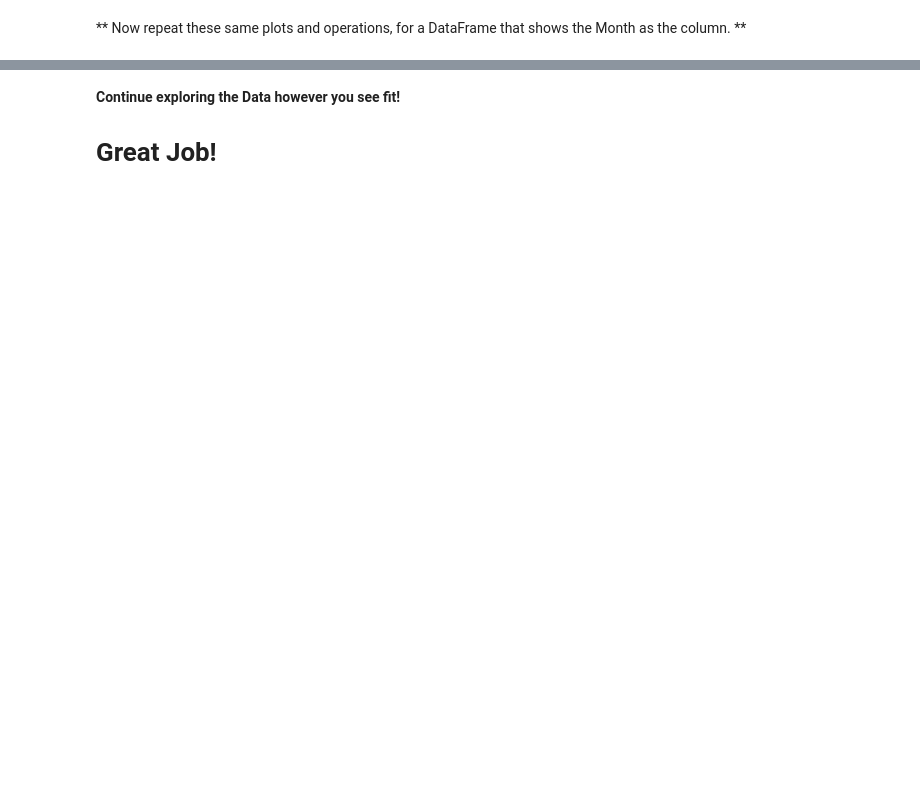
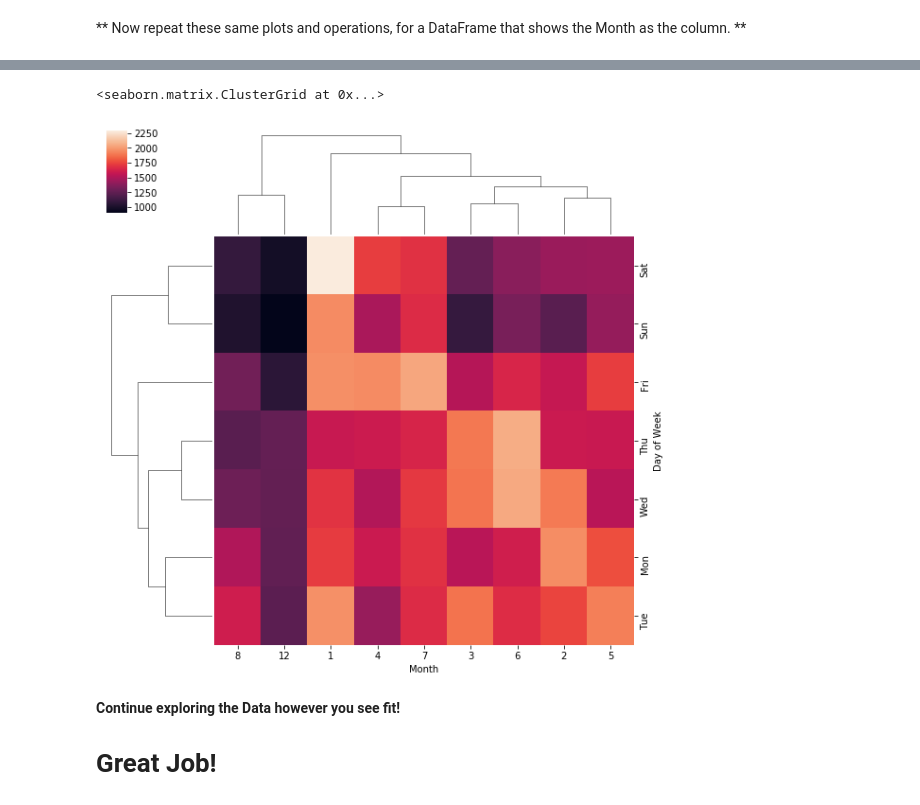
Before and after one commit to handsome005/Data-Science-Bootcamp, a Jupyter notebook: Data-Capstone-Projects/911 Calls Data Capstone Project .ipynb, the cells around one changed output, grey strips where cells are left out. Cells and saved outputs as stored; diff of their text form; code cells hidden in the pictures; blank space fills up the shorter version.

```diff
--- a/Data-Capstone-Projects/911 Calls Data Capstone Project .ipynb
+++ b/Data-Capstone-Projects/911 Calls Data Capstone Project .ipynb
@@ -300,3 +307,8 @@ df.pivot_table(values='passengers',index='month',columns='year')
+# %%
+sns.clustermap(dow_m)
+# %% [output]
+<seaborn.matrix.ClusterGrid at 0x...>
+[figure, added]
 # %% [markdown]
 **Continue exploring the Data however you see fit!**
 # Great Job!
```
Also changed, not shown: parts of 13 cells of this notebook.
